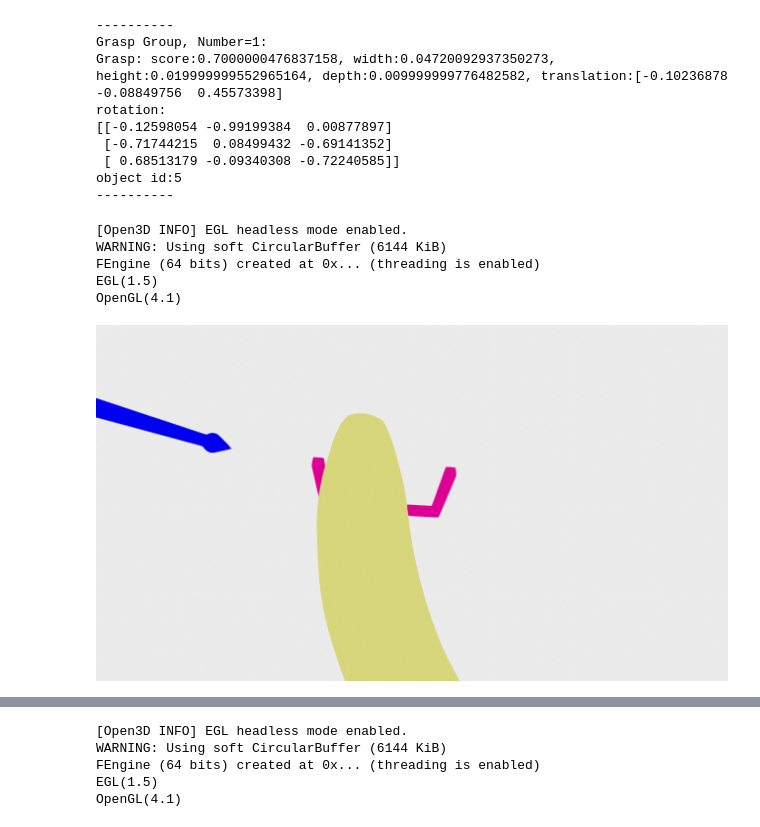
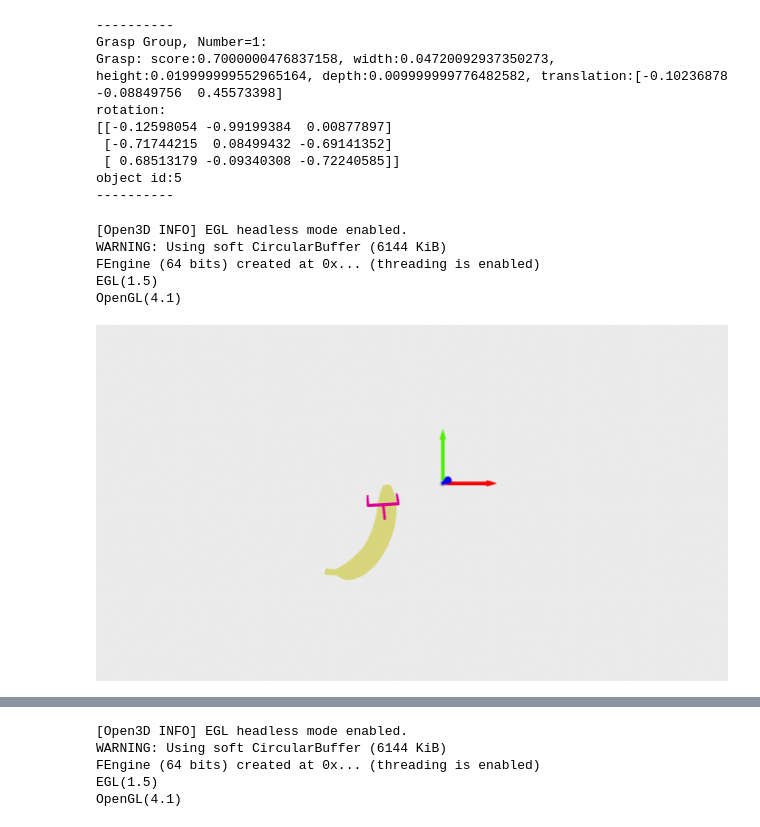
Before and after one commit to sina-behnam/Grasp2sim, a Jupyter notebook: notebooks/sim_debug.ipynb, the cells around one changed output, grey strips where cells are left out. Cells and saved outputs as stored; diff of their text form; code cells hidden in the pictures.

Commit message:
poses approach debug -> fixed

```diff
--- a/notebooks/sim_debug.ipynb
+++ b/notebooks/sim_debug.ipynb
@@ -84,32 +84,35 @@ g_net = GraspNet(root=GRAPNET_DATASET, camera='kinect', split='custom', sceneIds
 cloud = g_net.loadScenePointCloud(sceneId=0, camera='kinect', annId=0, align=False)
 # %%
 import open3d as o3d
-from poses.publisher import render_geometries_to_notebook
+from utils.utils import render_geometries_to_notebook
+import copy
 
 mesh = o3d.io.read_triangle_mesh("/home/sbehnam/models/005/nontextured.stl")
 mesh.compute_vertex_normals()
 mesh.paint_uniform_color([0.7, 0.7, 0.2])
 
 from graspnetAPI.utils.utils import parse_posevector
 
 for pv in s.posevectors:
 
     obj_idx, obj_pose_cam = parse_posevector(pv)
     if obj_idx == object_id:
         mesh.transform(s.camera_pose @ obj_pose_cam)
         break;
 
 # Table coordinate frame for reference
 frame = o3d.geometry.TriangleMesh.create_coordinate_frame(size=0.1)
 
-sample_pose.transform(s.camera_pose)
-grippers = sample_pose.to_open3d_geometry_list()
+test_pose = copy.deepcopy(sample_pose)
 
-render_geometries_to_notebook([frame, mesh] + grippers)
+test_pose.transform(s.camera_pose)
+grippers = test_pose.to_open3d_geometry_list()
+
+render_geometries_to_notebook([frame, mesh] + grippers, save_path="temp-scene.png")
 # %% [output]
 [Open3D INFO] EGL headless mode enabled.
 WARNING: Using soft CircularBuffer (6144 KiB)
 FEngine (64 bits) created at 0x... (threading is enabled)
 EGL(1.5)
 OpenGL(4.1)
-[figure, old version]
+[figure, new version]
```
Also changed, not shown: parts of 11 cells of this notebook.
